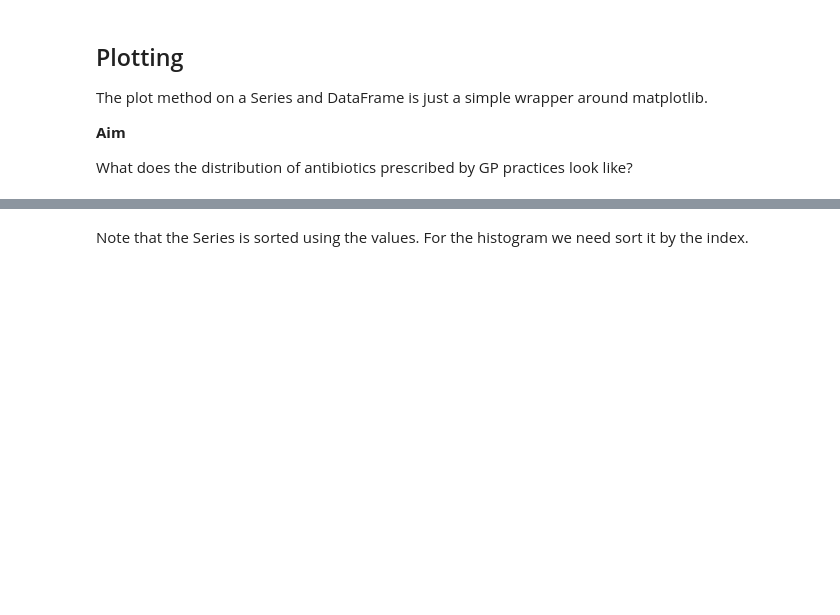
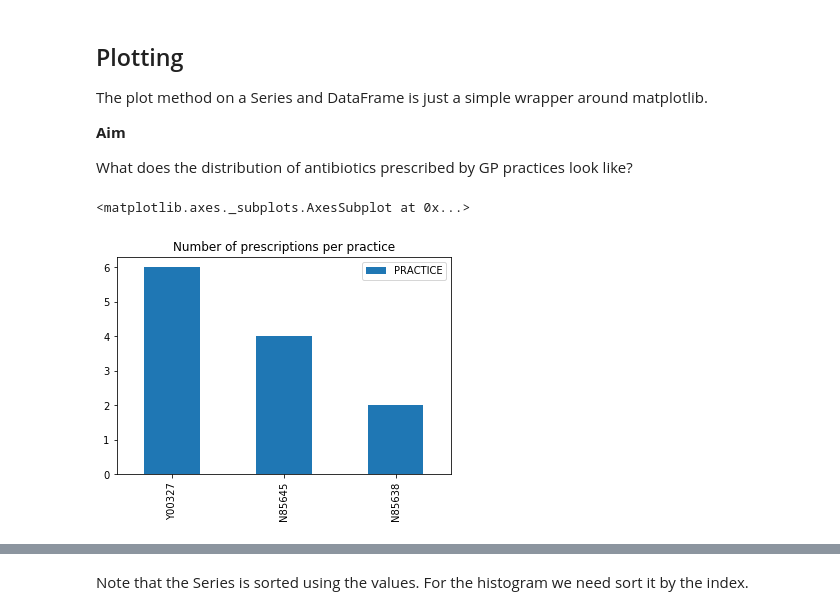
Before and after one commit to anenadic/2019-03-16-manchester, a Jupyter notebook: prescribing_exercises.ipynb, the cells around one changed output, grey strips where cells are left out. Drawn from its saved outputs; the diff is of its cells as text; code cells hidden in the pictures; blank space fills up the shorter version.

Commit message:
Added plot of prescriptions per practice

```diff
--- a/prescribing_exercises.ipynb
+++ b/prescribing_exercises.ipynb
@@ -798,6 +477,16 @@ The plot method on a Series and DataFrame is just a simple wrapper around matplo
 **Aim**
 
 What does the distribution of antibiotics prescribed by GP practices look like?
+# %%
+# How many prescriptions from each practice?
+prescriptions_per_practice = data["PRACTICE"].value_counts()
+prescriptions_per_practice.head()
+type(prescriptions_per_practice)
+prescriptions_per_practice.index
+prescriptions_per_practice.plot(kind='bar', legend=True, title ="Number of prescriptions per practice")
+# %% [output]
+<matplotlib.axes._subplots.AxesSubplot at 0x...>
+[figure, added]
 # %%
 grouped.size().value_counts()
 # %% [output]
```
Also changed, not shown: parts of 54 cells of this notebook.
